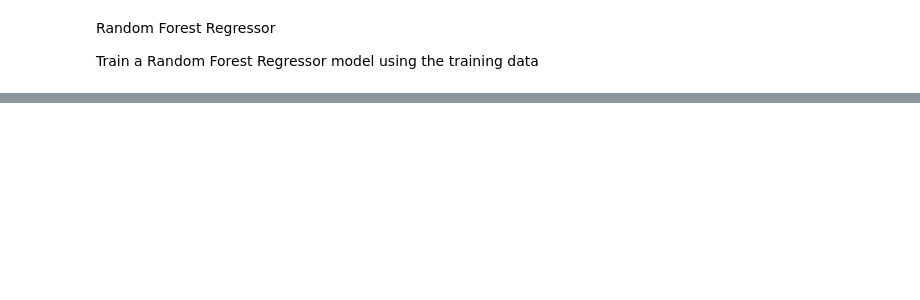
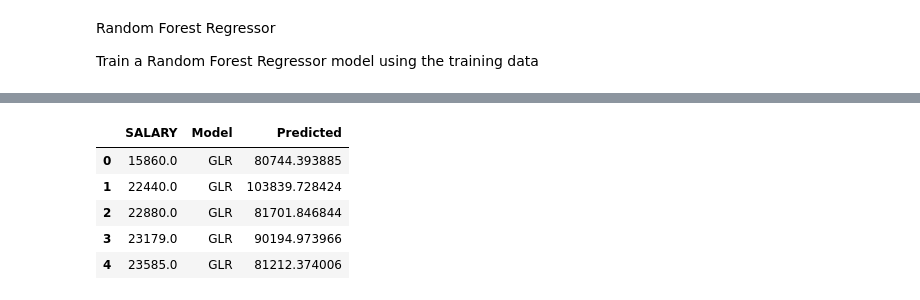
Before and after one commit to met-ad-688/assignment-04-DomStrong11, a Jupyter notebook: assignment04-DomStrong11.ipynb, the cells around one changed output, grey strips where cells are left out. Cells and saved outputs as stored; diff of their text form; code cells hidden in the pictures; blank space fills up the shorter version.

```diff
--- a/assignment04-DomStrong11.ipynb
+++ b/assignment04-DomStrong11.ipynb
@@ -862,0 +717,47 @@ plt.show()
+# %%
+from pyspark.ml.evaluation import RegressionEvaluator
+from pyspark.sql.functions import col, pow, sqrt, avg
+import numpy as np
+
+poly_summary = poly_glr_max_years_model.summary
+
+# --- Evaluate all three models ---
+evaluator_r2 = RegressionEvaluator(labelCol="SALARY", predictionCol="prediction", metricName="r2")
+residuals_df = summary.predictions.withColumn("squared_error", pow(col("SALARY") - col("prediction"), 2))
+
+# 1) GLR
+glr_df = summary.predictions.select("SALARY", "prediction").toPandas().rename(columns={"prediction": "GLR"})
+glr_r2 = evaluator_r2.evaluate(summary.predictions)
+glr_rmse = residuals_df.select(avg(col("squared_error")).alias("mse")).select(sqrt(col("mse")).alias("rmse")).collect()[0]["rmse"]
+glr_aic = summary.aic
+glr_bic = len(summary.coefficientStandardErrors) * np.log(summary.numInstances) + summary.numInstances * np.log(summary.deviance / summary.numInstances)
+
+
+# 2) Polynomial
+poly_df = poly_preds.select("SALARY", "prediction").toPandas().rename(columns={"prediction": "Polynomial"})
+poly_r2 = evaluator_r2.evaluate(poly_preds)
+poly_rmse = np.sqrt(((poly_df["SALARY"] - poly_df["Polynomial"])**2).mean())
+poly_aic = None  # Not available in LR
+poly_bic = None
+
+# 3) RF
+rf_df = rf_pred.select("SALARY", "prediction").toPandas().rename(columns={"prediction": "RandomForest"})
+rf_r2 = evaluator_r2.evaluate(rf_pred)
+rf_rmse = np.sqrt(((rf_df["SALARY"] - rf_df["RandomForest"])**2).mean())
+rf_aic = None
+rf_bic = None
+
+# Merge for plot
+merged = glr_df.copy()
+merged["Polynomial"] = poly_df["Polynomial"]
+merged["RandomForest"] = rf_df["RandomForest"]
+
+plot_df = merged.melt(id_vars="SALARY", var_name="Model", value_name="Predicted")
+plot_df.head()
+# %% [output]
+|  | SALARY | Model | Predicted |
+| 0 | 15860.0 | GLR | 80744.393885 |
+| 1 | 22440.0 | GLR | 103839.728424 |
+| 2 | 22880.0 | GLR | 81701.846844 |
+| 3 | 23179.0 | GLR | 90194.973966 |
+| 4 | 23585.0 | GLR | 81212.374006 |
```
Also changed, not shown: parts of 31 cells of this notebook.
